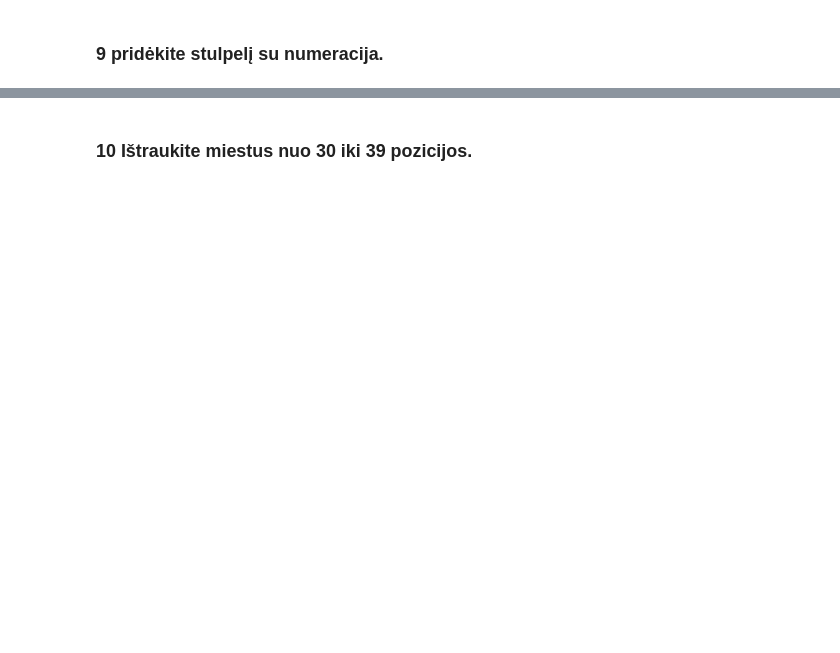
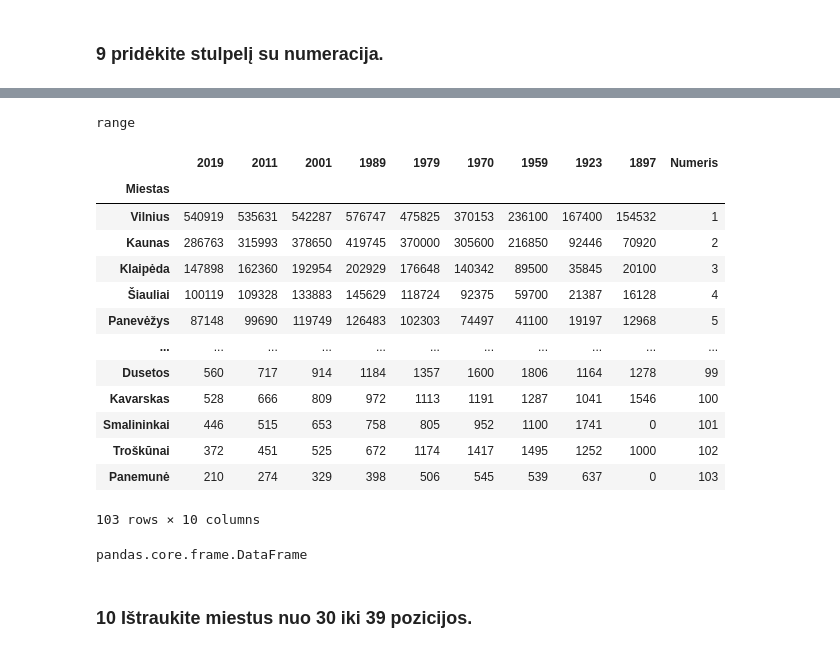
Before and after one commit to egluzelu/course-python-basic, a Jupyter notebook: PTU20_live/Pandas/pandas_uzduotys1.ipynb, the cells around one changed output, grey strips where cells are left out. Cells and saved outputs as stored; diff of their text form; code cells hidden in the pictures; blank space fills up the shorter version.

Commit message:
Panda 1 uzduotys padarytos.

```diff
--- a/PTU20_live/Pandas/pandas_uzduotys1.ipynb
+++ b/PTU20_live/Pandas/pandas_uzduotys1.ipynb
@@ -16,4 +8,6 @@ please provide us feedback at https://github.com/pandas-dev/pandas/issues/54466
 # %% [markdown]
 ### 2 Nuskaitykite į DF failą 'miestai isvalyti.csv', failą rasite [čia](https://github.com/robotautas/kursas/tree/master/Pandas)
+# %%
+df = pd.read_csv('miestai_isvalyti.csv')
 # %% [markdown]
 ### 3 Atspausdinkite pirmas penkias df eilutes
@@ -38,0 +25,2 @@ please provide us feedback at https://github.com/pandas-dev/pandas/issues/54466
+# %%
+df.set_index('Miestas', inplace=True)
@@ -87,2 +80,30 @@ Name: 1897, dtype: int64
+# %%
+nr = range(1,104)
+type(nr)
+# %% [output]
+range
+# %%
+df['Numeris'] = nr
+
+df
+# %% [output]
+|  | 2019 | 2011 | 2001 | 1989 | 1979 | 1970 | 1959 | 1923 | 1897 | Numeris |
+| Miestas |  |  |  |  |  |  |  |  |  |  |
+| Vilnius | 540919 | 535631 | 542287 | 576747 | 475825 | 370153 | 236100 | 167400 | 154532 | 1 |
+| Kaunas | 286763 | 315993 | 378650 | 419745 | 370000 | 305600 | 216850 | 92446 | 70920 | 2 |
+| Klaipėda | 147898 | 162360 | 192954 | 202929 | 176648 | 140342 | 89500 | 35845 | 20100 | 3 |
+| Šiauliai | 100119 | 109328 | 133883 | 145629 | 118724 | 92375 | 59700 | 21387 | 16128 | 4 |
+| Panevėžys | 87148 | 99690 | 119749 | 126483 | 102303 | 74497 | 41100 | 19197 | 12968 | 5 |
+| ... | ... | ... | ... | ... | ... | ... | ... | ... | ... | ... |
+| Dusetos | 560 | 717 | 914 | 1184 | 1357 | 1600 | 1806 | 1164 | 1278 | 99 |
+| Kavarskas | 528 | 666 | 809 | 972 | 1113 | 1191 | 1287 | 1041 | 1546 | 100 |
+| Smalininkai | 446 | 515 | 653 | 758 | 805 | 952 | 1100 | 1741 | 0 | 101 |
+| Troškūnai | 372 | 451 | 525 | 672 | 1174 | 1417 | 1495 | 1252 | 1000 | 102 |
+| Panemunė | 210 | 274 | 329 | 398 | 506 | 545 | 539 | 637 | 0 | 103 |
+103 rows × 10 columns
+# %%
+type(df)
+# %% [output]
+pandas.core.frame.DataFrame
 # %% [markdown]
 ### 10 Ištraukite miestus nuo 30 iki 39 pozicijos.
```
Also changed, not shown: parts of 31 cells of this notebook, 1 other file.
